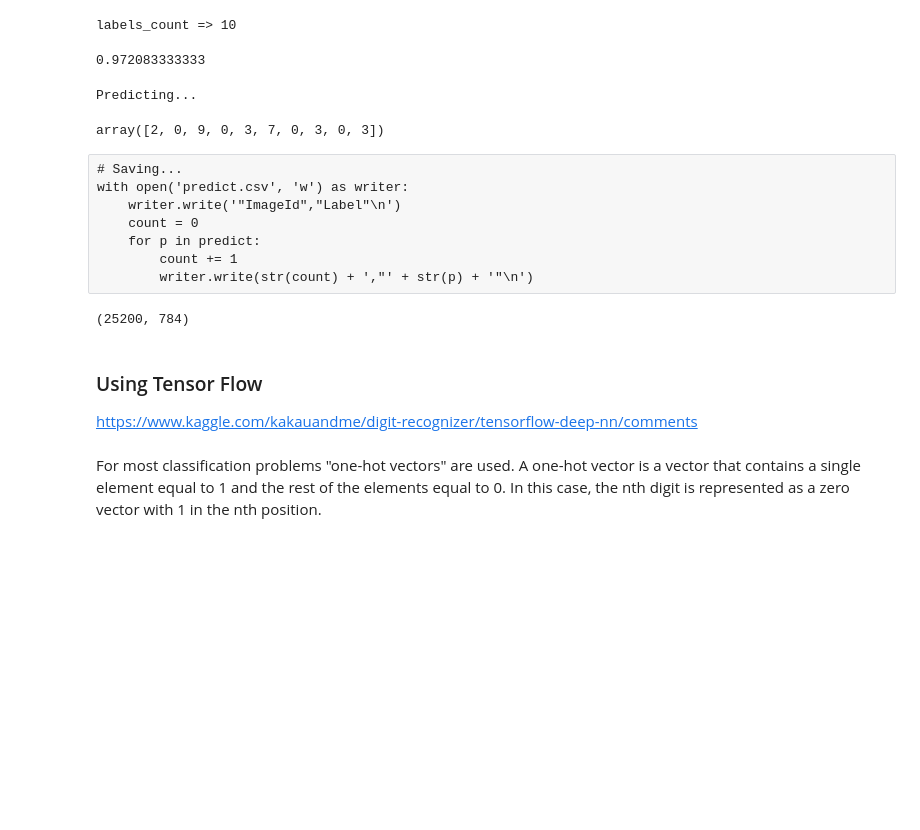
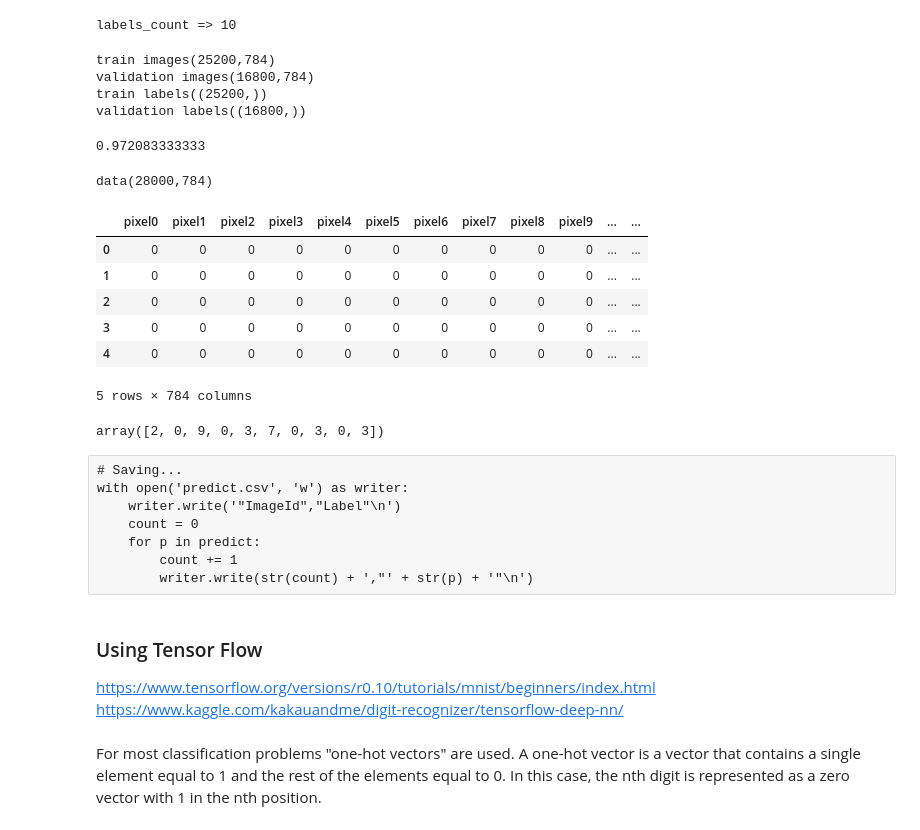
Before and after one commit to rsouza/MMD, a Jupyter notebook: notebooks/Ex02_Kaggle_Digits_Image_Processing.ipynb, the cells around one changed output. Drawn from its saved outputs; the diff is of its cells as text; code cells hidden in the pictures; blank space fills up the shorter version.

Commit message:
First working version

```diff
--- a/notebooks/Ex02_Kaggle_Digits_Image_Processing.ipynb
+++ b/notebooks/Ex02_Kaggle_Digits_Image_Processing.ipynb
@@ -152,3 +139,17 @@ X_traincv, X_testcv, y_traincv, y_testcv = cross_validation.train_test_split(ima
+# %%
+X_train, X_test, y_train, y_test = cross_validation.train_test_split(images,
+                                                                     labels_flat,
+                                                                     test_size=0.4,
+                                                                     random_state=0)
+print('train images({0[0]},{0[1]})'.format(X_train.shape))
+print('validation images({0[0]},{0[1]})'.format(X_test.shape))
+print('train labels({})'.format(y_train.shape))
+print('validation labels({})'.format(y_test.shape))
+# %% [output]
+train images(25200,784)
+validation images(16800,784)
+train labels((25200,))
+validation labels((16800,))
 # %%
 # Train SVM...
 
@@ -171,13 +172,26 @@ eval1 = clf.score(X_testcv, y_testcv)
 print(eval1)
 # %% [output]
 0.972083333333
+# %%
+# Making Predictios
+test_data = pd.read_csv(os.path.join(datapath, "kaggle_digits_test.csv"))
+print('data({0[0]},{0[1]})'.format(test_data.shape))
+test_data.head()
+# %% [output]
+data(28000,784)
+|  | pixel0 | pixel1 | pixel2 | pixel3 | pixel4 | pixel5 | pixel6 | pixel7 | pixel8 | pixel9 | ... | ... |
+| 0 | 0 | 0 | 0 | 0 | 0 | 0 | 0 | 0 | 0 | 0 | ... | ... |
+| 1 | 0 | 0 | 0 | 0 | 0 | 0 | 0 | 0 | 0 | 0 | ... | ... |
+| 2 | 0 | 0 | 0 | 0 | 0 | 0 | 0 | 0 | 0 | 0 | ... | ... |
+| 3 | 0 | 0 | 0 | 0 | 0 | 0 | 0 | 0 | 0 | 0 | ... | ... |
+| 4 | 0 | 0 | 0 | 0 | 0 | 0 | 0 | 0 | 0 | 0 | ... | ... |
+5 rows × 784 columns
 # %%
-print('Predicting...')
-predict = clf.predict(X_test)
+test_data = test_data.values.astype(np.float)
+predict = clf.predict(test_data)
 predict[0:10]
 # %% [output]
-Predicting...
+array([2, 0, 9, 0, 3, 7, 0, 3, 0, 3])
-array([2, 0, 9, 0, 3, 7, 0, 3, 0, 3])
 # %% [raw]
 # Saving...
 with open('predict.csv', 'w') as writer:
@@ -186,14 +200,10 @@ with open('predict.csv', 'w') as writer:
     for p in predict:
         count += 1
         writer.write(str(count) + ',"' + str(p) + '"\n')
-# %%
-X_testcv.shape[0]
-X_traincv.shape
-# %% [output]
-(25200, 784)
 # %% [markdown]
 ### Using Tensor Flow
-https://www.kaggle.com/kakauandme/digit-recognizer/tensorflow-deep-nn/comments
+https://www.tensorflow.org/versions/r0.10/tutorials/mnist/beginners/index.html
+https://www.kaggle.com/kakauandme/digit-recognizer/tensorflow-deep-nn/
 # %%
 # settings
 LEARNING_RATE = 1e-4
```
Also changed, not shown: parts of 17 cells of this notebook.
